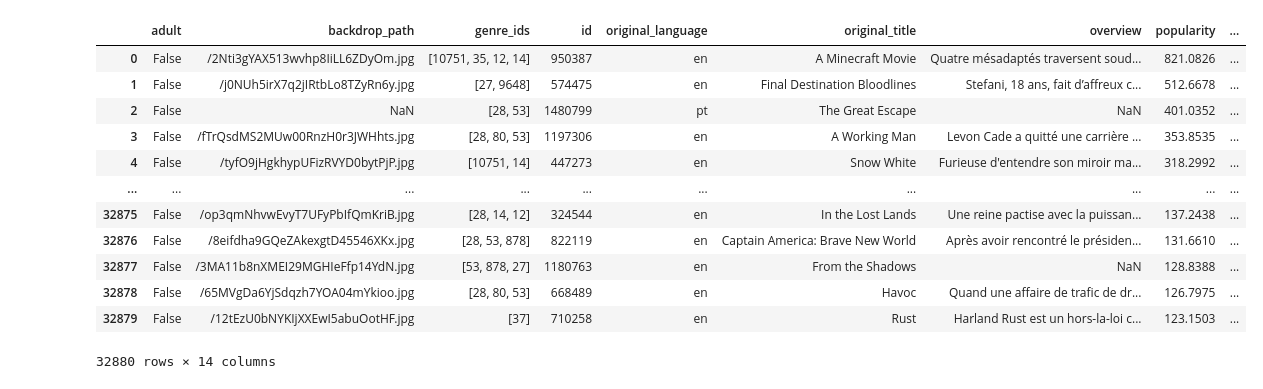
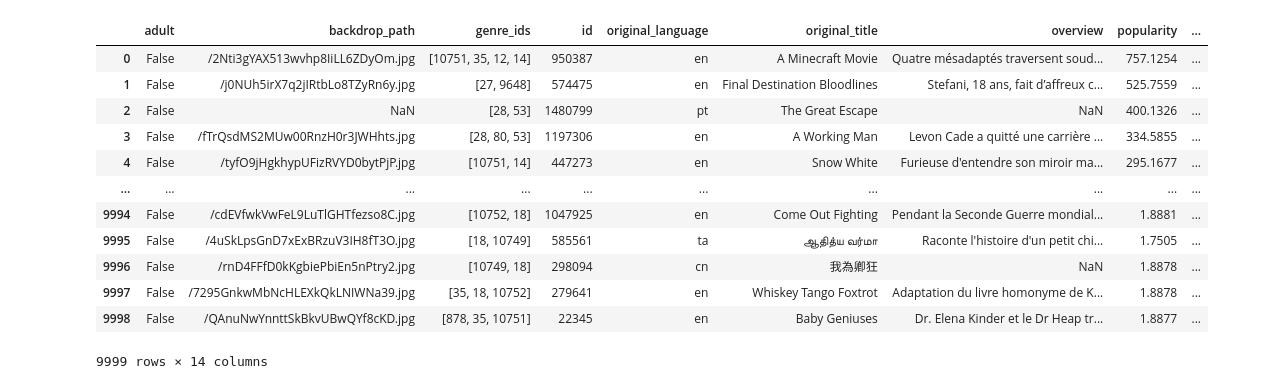
Before and after one commit to jbhdev/data-films, a Jupyter notebook: notebooks/explo.ipynb, the cells around one changed output. Drawn from its saved outputs; the diff is of its cells as text; code cells hidden in the pictures.

```diff
--- a/notebooks/explo.ipynb
+++ b/notebooks/explo.ipynb
@@ -1,20 +1,20 @@
 # %%
 import pandas as pd
 import os
 
-movie = pd.read_csv('../datasets/raw/movie_new.csv')
+movie = pd.read_csv('../datasets/raw/movies_tmdb.csv')
 movie
 # %% [output]
 |  | adult | backdrop_path | genre_ids | id | original_language | original_title | overview | popularity | ... |
-| 0 | False | /2Nti3gYAX513wvhp8IiLL6ZDyOm.jpg | [10751, 35, 12, 14] | 950387 | en | A Minecraft Movie | Quatre mésadaptés traversent soud... | 821.0826 | ... |
-| 1 | False | /j0NUh5irX7q2jIRtbLo8TZyRn6y.jpg | [27, 9648] | 574475 | en | Final Destination Bloodlines | Stefani, 18 ans, fait d’affreux c... | 512.6678 | ... |
-| 2 | False | NaN | [28, 53] | 1480799 | pt | The Great Escape | NaN | 401.0352 | ... |
-| 3 | False | /fTrQsdMS2MUw00RnzH0r3JWHhts.jpg | [28, 80, 53] | 1197306 | en | A Working Man | Levon Cade a quitté une carrière ... | 353.8535 | ... |
-| 4 | False | /tyfO9jHgkhypUFizRVYD0bytPjP.jpg | [10751, 14] | 447273 | en | Snow White | Furieuse d'entendre son miroir ma... | 318.2992 | ... |
+| 0 | False | /2Nti3gYAX513wvhp8IiLL6ZDyOm.jpg | [10751, 35, 12, 14] | 950387 | en | A Minecraft Movie | Quatre mésadaptés traversent soud... | 757.1254 | ... |
+| 1 | False | /j0NUh5irX7q2jIRtbLo8TZyRn6y.jpg | [27, 9648] | 574475 | en | Final Destination Bloodlines | Stefani, 18 ans, fait d’affreux c... | 525.7559 | ... |
+| 2 | False | NaN | [28, 53] | 1480799 | pt | The Great Escape | NaN | 400.1326 | ... |
+| 3 | False | /fTrQsdMS2MUw00RnzH0r3JWHhts.jpg | [28, 80, 53] | 1197306 | en | A Working Man | Levon Cade a quitté une carrière ... | 334.5855 | ... |
+| 4 | False | /tyfO9jHgkhypUFizRVYD0bytPjP.jpg | [10751, 14] | 447273 | en | Snow White | Furieuse d'entendre son miroir ma... | 295.1677 | ... |
 | ... | ... | ... | ... | ... | ... | ... | ... | ... | ... |
-| 32875 | False | /op3qmNhvwEvyT7UFyPbIfQmKriB.jpg | [28, 14, 12] | 324544 | en | In the Lost Lands | Une reine pactise avec la puissan... | 137.2438 | ... |
-| 32876 | False | /8eifdha9GQeZAkexgtD45546XKx.jpg | [28, 53, 878] | 822119 | en | Captain America: Brave New World | Après avoir rencontré le présiden... | 131.6610 | ... |
-| 32877 | False | /3MA11b8nXMEI29MGHIeFfp14YdN.jpg | [53, 878, 27] | 1180763 | en | From the Shadows | NaN | 128.8388 | ... |
-| 32878 | False | /65MVgDa6YjSdqzh7YOA04mYkioo.jpg | [28, 80, 53] | 668489 | en | Havoc | Quand une affaire de trafic de dr... | 126.7975 | ... |
-| 32879 | False | /12tEzU0bNYKIjXXEwI5abuOotHF.jpg | [37] | 710258 | en | Rust | Harland Rust est un hors-la-loi c... | 123.1503 | ... |
+| 9994 | False | /cdEVfwkVwFeL9LuTlGHTfezso8C.jpg | [10752, 18] | 1047925 | en | Come Out Fighting | Pendant la Seconde Guerre mondial... | 1.8881 | ... |
+| 9995 | False | /4uSkLpsGnD7xExBRzuV3IH8fT3O.jpg | [18, 10749] | 585561 | ta | ஆதித்ய வர்மா | Raconte l'histoire d'un petit chi... | 1.7505 | ... |
+| 9996 | False | /rnD4FFfD0kKgbiePbiEn5nPtry2.jpg | [10749, 18] | 298094 | cn | 我為卿狂 | NaN | 1.8878 | ... |
+| 9997 | False | /7295GnkwMbNcHLEXkQkLNIWNa39.jpg | [35, 18, 10752] | 279641 | en | Whiskey Tango Foxtrot | Adaptation du livre homonyme de K... | 1.8878 | ... |
+| 9998 | False | /QAnuNwYnnttSkBkvUBwQYf8cKD.jpg | [878, 35, 10751] | 22345 | en | Baby Geniuses | Dr. Elena Kinder et le Dr Heap tr... | 1.8877 | ... |
-32880 rows × 14 columns
+9999 rows × 14 columns
```
Also changed, not shown: 3 other files.
